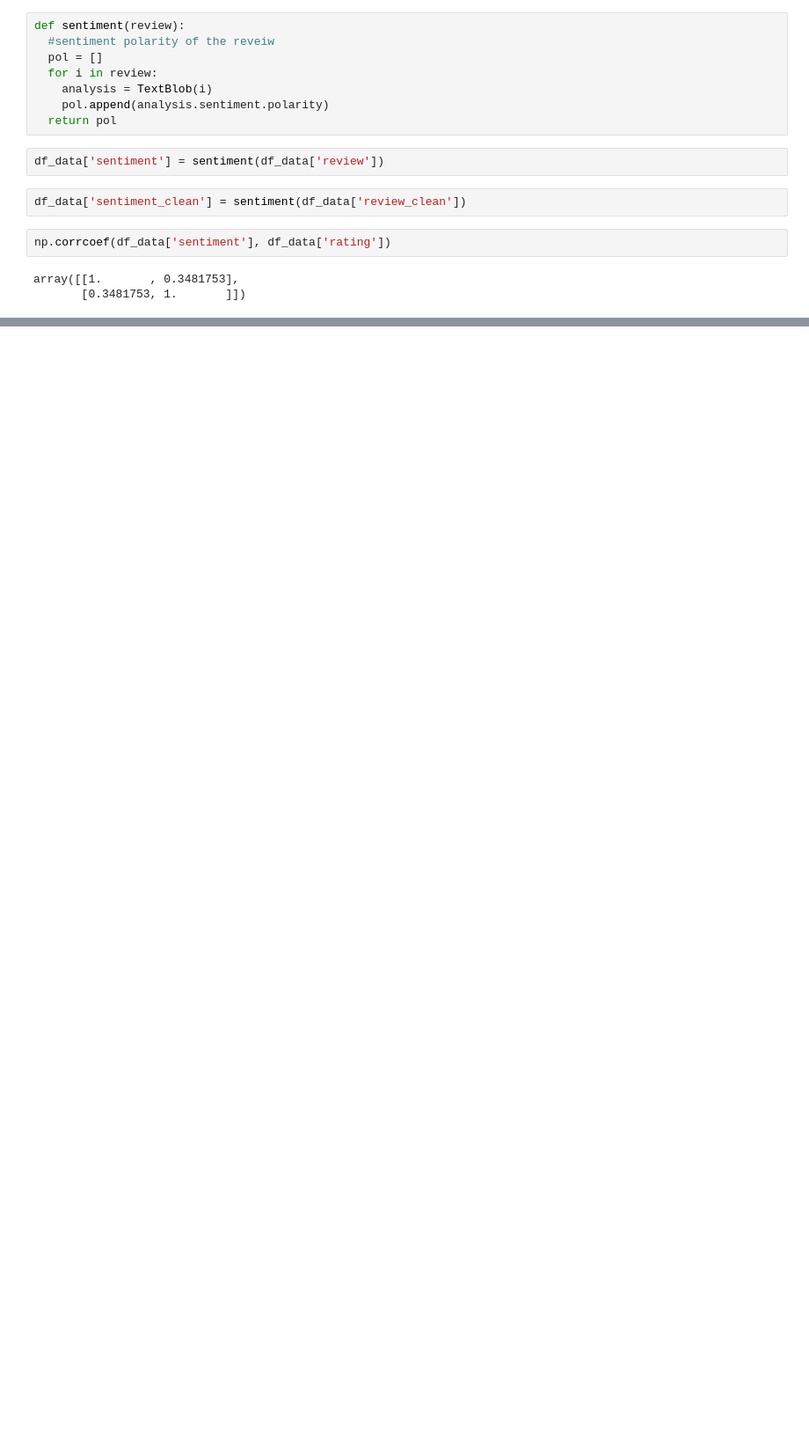
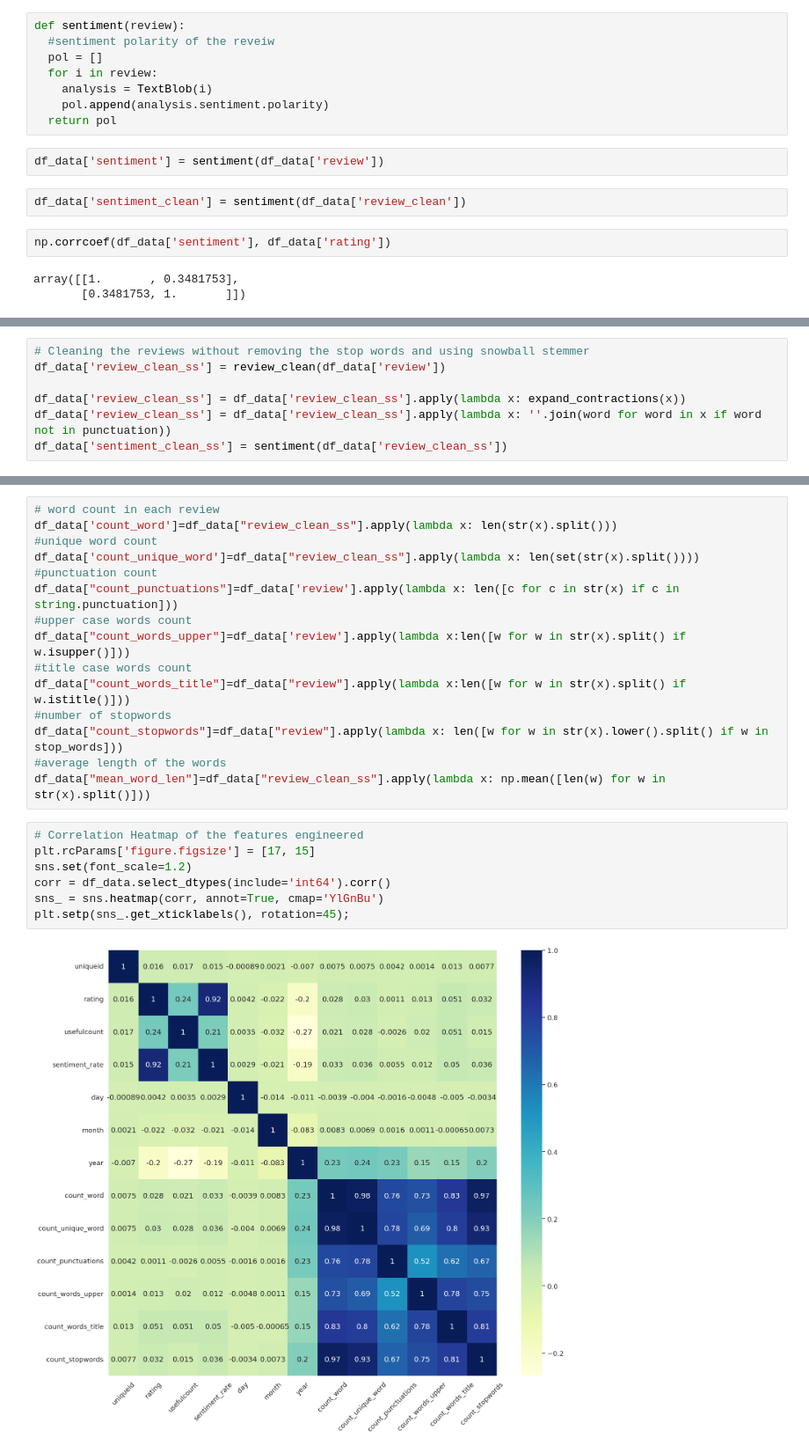
Before and after one commit to ArslanAmanov/AI-ML-DL, a Jupyter notebook: Kaggle Projects /UCI ML drug dataset/uci_ml drug test project_colab.ipynb, the cells around one changed output, grey strips where cells are left out. Shown at 88% size. Cells and saved outputs as stored; diff of their text form; blank space fills up the shorter version.

Commit message:
Created using Colaboratory/ Modeling Implementation Part

```diff
--- a/Kaggle Projects /UCI ML drug dataset/uci_ml drug test project_colab.ipynb
+++ b/Kaggle Projects /UCI ML drug dataset/uci_ml drug test project_colab.ipynb
@@ -696,0 +699,7 @@ array([[1.       , 0.3481753],
+# %%
+# Cleaning the reviews without removing the stop words and using snowball stemmer
+df_data['review_clean_ss'] = review_clean(df_data['review'])
+
+df_data['review_clean_ss'] = df_data['review_clean_ss'].apply(lambda x: expand_contractions(x))
+df_data['review_clean_ss'] = df_data['review_clean_ss'].apply(lambda x: ''.join(word for word in x if word not in punctuation))
+df_data['sentiment_clean_ss'] = sentiment(df_data['review_clean_ss'])
@@ -696,0 +722,24 @@ array([[1.       , 0.3481753],
+# %%
+# word count in each review
+df_data['count_word']=df_data["review_clean_ss"].apply(lambda x: len(str(x).split()))
+#unique word count
+df_data['count_unique_word']=df_data["review_clean_ss"].apply(lambda x: len(set(str(x).split())))
+#punctuation count
+df_data["count_punctuations"]=df_data['review'].apply(lambda x: len([c for c in str(x) if c in string.punctuation]))
+#upper case words count
+df_data["count_words_upper"]=df_data['review'].apply(lambda x:len([w for w in str(x).split() if w.isupper()]))
+#title case words count
+df_data["count_words_title"]=df_data["review"].apply(lambda x:len([w for w in str(x).split() if w.istitle()]))
+#number of stopwords
+df_data["count_stopwords"]=df_data["review"].apply(lambda x: len([w for w in str(x).lower().split() if w in stop_words]))
+#average length of the words
+df_data["mean_word_len"]=df_data["review_clean_ss"].apply(lambda x: np.mean([len(w) for w in str(x).split()]))
+# %%
+# Correlation Heatmap of the features engineered
+plt.rcParams['figure.figsize'] = [17, 15]
+sns.set(font_scale=1.2)
+corr = df_data.select_dtypes(include='int64').corr()
+sns_ = sns.heatmap(corr, annot=True, cmap='YlGnBu')
+plt.setp(sns_.get_xticklabels(), rotation=45);
+# %% [output]
+[figure, added]
```
Also changed, not shown: parts of 9 cells of this notebook.
